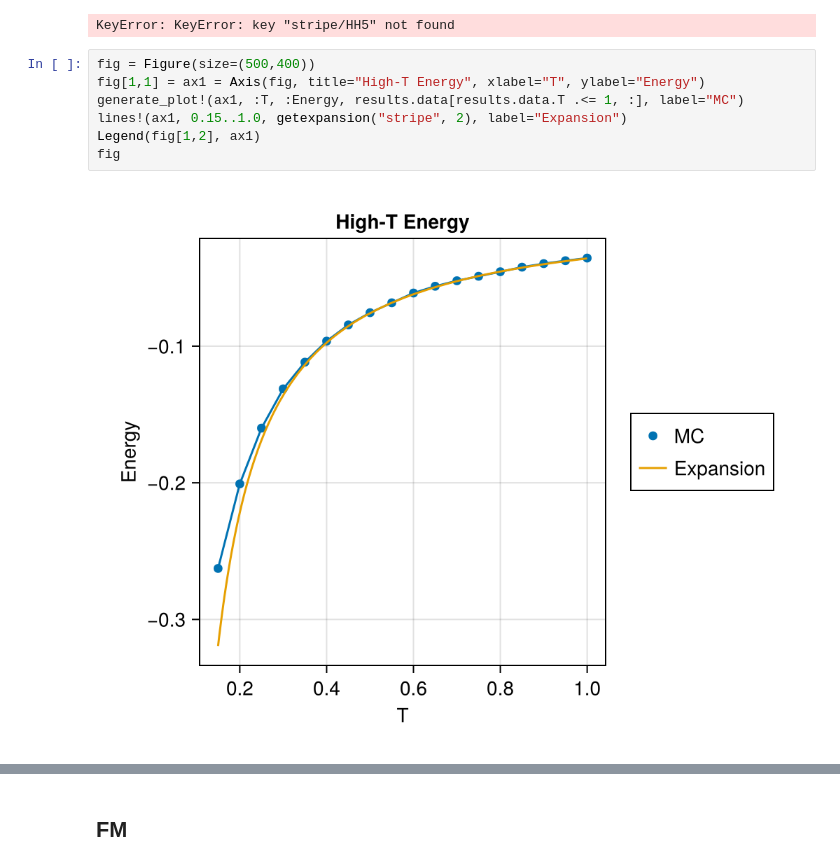
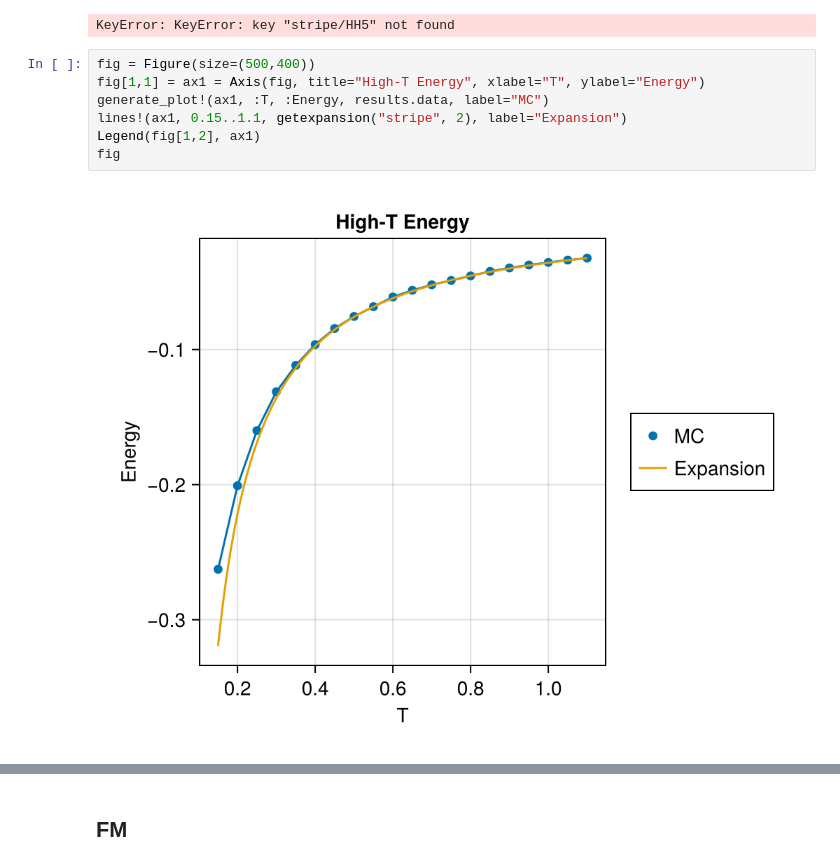
Before and after one commit to PatXue/WignerMolecule.jl, a Jupyter notebook: high-temp/plotting.ipynb, the cells around one changed output, grey strips where cells are left out. Cells and saved outputs as stored; diff of their text form.

```diff
--- a/high-temp/plotting.ipynb
+++ b/high-temp/plotting.ipynb
@@ -112,12 +112,12 @@ KeyError: KeyError: key "stripe/HH5" not found
 # %%
 fig = Figure(size=(500,400))
 fig[1,1] = ax1 = Axis(fig, title="High-T Energy", xlabel="T", ylabel="Energy")
-generate_plot!(ax1, :T, :Energy, results.data[results.data.T .<= 1, :], label="MC")
-lines!(ax1, 0.15..1.0, getexpansion("stripe", 2), label="Expansion")
+generate_plot!(ax1, :T, :Energy, results.data, label="MC")
+lines!(ax1, 0.15..1.1, getexpansion("stripe", 2), label="Expansion")
 Legend(fig[1,2], ax1)
 fig
 # %% [output]
-[figure, old version]
+[figure, new version]
 # %%
 fig = Figure(size=(800,400))
 fig[1,1] = ax1 = Axis(fig, title="High-T S Half M", xlabel="T", ylabel="S Half M")
```
Also changed, not shown: parts of 1 cell of this notebook.
